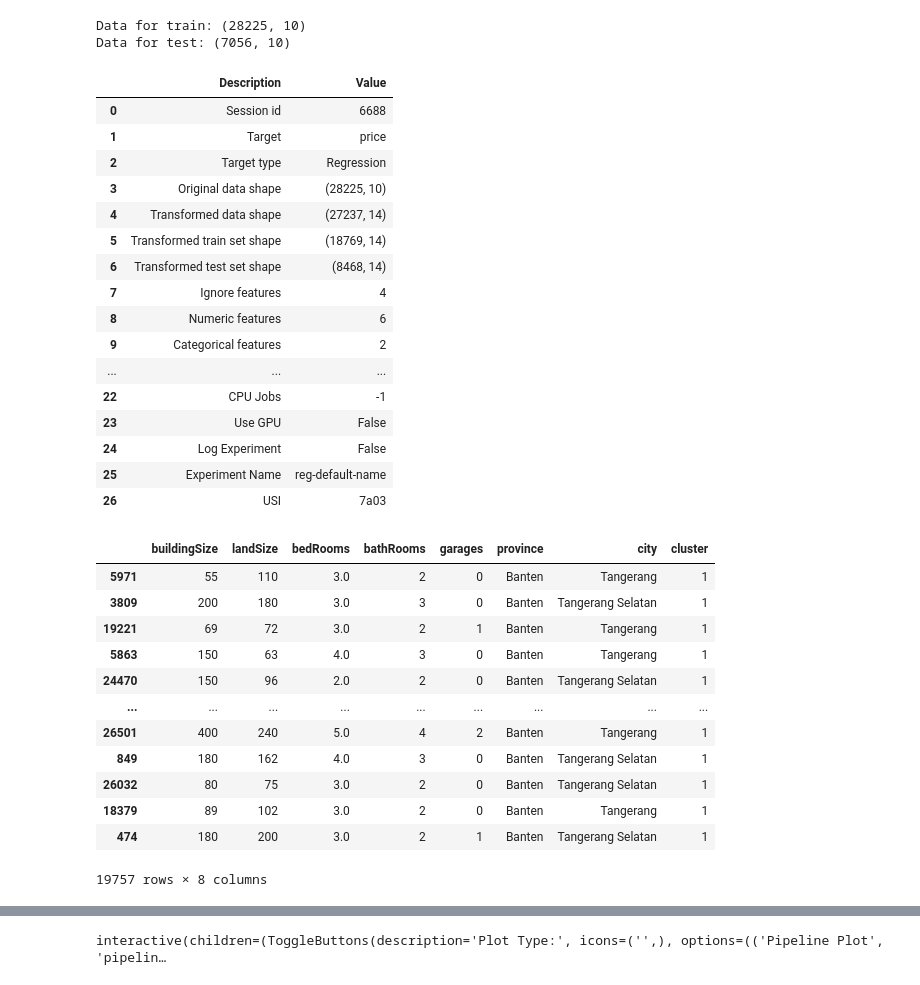
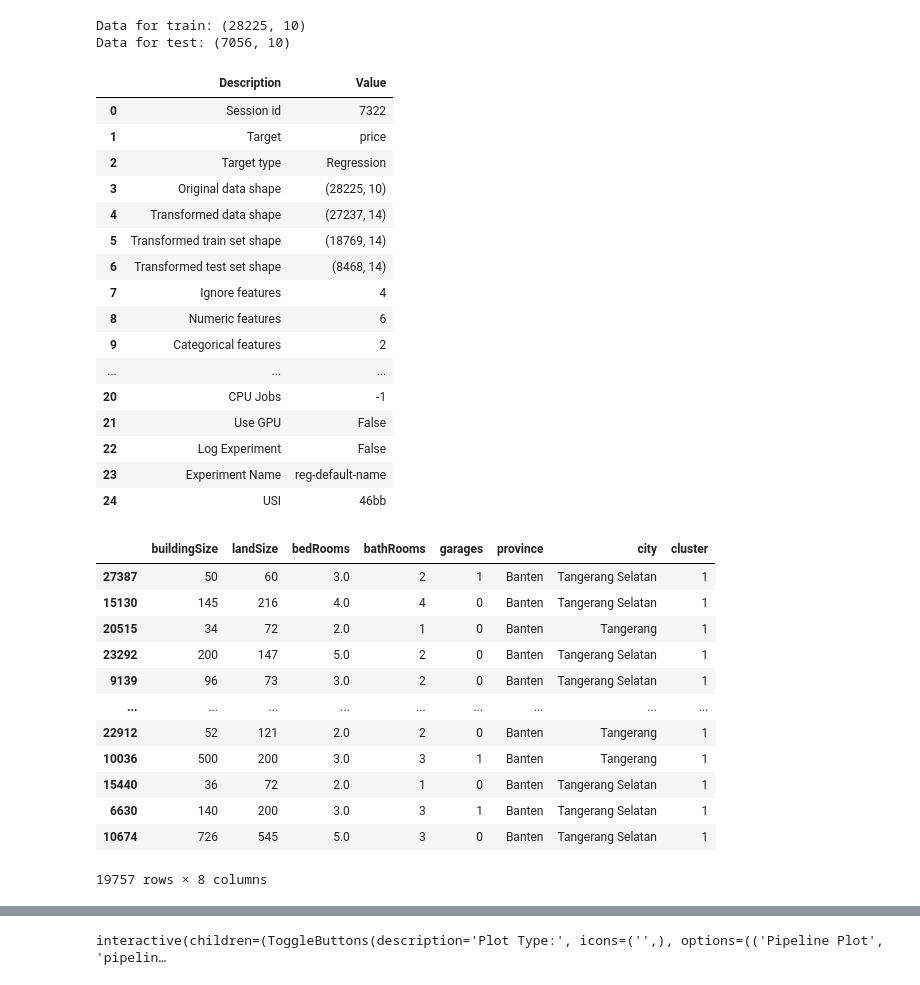
Before and after one commit to mutiarasny/project-prediksi-harga-properti, a Jupyter notebook: mlops_m9.ipynb, the cells around one changed output, grey strips where cells are left out. Saved outputs shown, nothing was run; the diff lists cells and outputs as text; code cells hidden in the pictures.

```diff
--- a/mlops_m9.ipynb
+++ b/mlops_m9.ipynb
@@ -1,8 +1,8 @@
 # %%
 import pandas as pd
 # import ydata_profiling as pp
-# from pycaret.regression import *
-# pd.set_option('display.max_columns', None)
+from pycaret.regression import *
+pd.set_option('display.max_columns', None)
 # %%
 dataset = pd.read_csv("data_properti_filtered.csv")
 dataset.head()
@@ -39,12 +40,12 @@ Data for test: (7056, 10)
 # %%
 cat_features = ['province', 'city']
 exp = setup(data_train, target = 'price', categorical_features=cat_features,
             ignore_features = ['z', 'district', 'latitude', 'longitude'],
             numeric_imputation = 'mean', categorical_imputation= 'mode',
-            remove_outliers= True, normalize = True)
+            remove_outliers= True)
 # %% [output]
 |  | Description | Value |
-| 0 | Session id | 6688 |
+| 0 | Session id | 7322 |
 | 1 | Target | price |
 | 2 | Target type | Regression |
 | 3 | Original data shape | (28225, 10) |
@@ -55,27 +56,27 @@ exp = setup(data_train, target = 'price', categorical_features=cat_features,
 | 8 | Numeric features | 6 |
 | 9 | Categorical features | 2 |
 | ... | ... | ... |
-| 22 | CPU Jobs | -1 |
-| 23 | Use GPU | False |
-| 24 | Log Experiment | False |
-| 25 | Experiment Name | reg-default-name |
-| 26 | USI | 7a03 |
+| 20 | CPU Jobs | -1 |
+| 21 | Use GPU | False |
+| 22 | Log Experiment | False |
+| 23 | Experiment Name | reg-default-name |
+| 24 | USI | 46bb |
 # %%
 training_data = get_config(variable='X_train')
 training_data
 # %% [output]
 |  | buildingSize | landSize | bedRooms | bathRooms | garages | province | city | cluster |
-| 5971 | 55 | 110 | 3.0 | 2 | 0 | Banten | Tangerang | 1 |
-| 3809 | 200 | 180 | 3.0 | 3 | 0 | Banten | Tangerang Selatan | 1 |
-| 19221 | 69 | 72 | 3.0 | 2 | 1 | Banten | Tangerang | 1 |
-| 5863 | 150 | 63 | 4.0 | 3 | 0 | Banten | Tangerang | 1 |
-| 24470 | 150 | 96 | 2.0 | 2 | 0 | Banten | Tangerang Selatan | 1 |
+| 27387 | 50 | 60 | 3.0 | 2 | 1 | Banten | Tangerang Selatan | 1 |
+| 15130 | 145 | 216 | 4.0 | 4 | 0 | Banten | Tangerang Selatan | 1 |
+| 20515 | 34 | 72 | 2.0 | 1 | 0 | Banten | Tangerang | 1 |
+| 23292 | 200 | 147 | 5.0 | 2 | 0 | Banten | Tangerang Selatan | 1 |
+| 9139 | 96 | 73 | 3.0 | 2 | 0 | Banten | Tangerang Selatan | 1 |
 | ... | ... | ... | ... | ... | ... | ... | ... | ... |
-| 26501 | 400 | 240 | 5.0 | 4 | 2 | Banten | Tangerang | 1 |
-| 849 | 180 | 162 | 4.0 | 3 | 0 | Banten | Tangerang Selatan | 1 |
-| 26032 | 80 | 75 | 3.0 | 2 | 0 | Banten | Tangerang Selatan | 1 |
-| 18379 | 89 | 102 | 3.0 | 2 | 0 | Banten | Tangerang | 1 |
-| 474 | 180 | 200 | 3.0 | 2 | 1 | Banten | Tangerang Selatan | 1 |
+| 22912 | 52 | 121 | 2.0 | 2 | 0 | Banten | Tangerang | 1 |
+| 10036 | 500 | 200 | 3.0 | 3 | 1 | Banten | Tangerang | 1 |
+| 15440 | 36 | 72 | 2.0 | 1 | 0 | Banten | Tangerang Selatan | 1 |
+| 6630 | 140 | 200 | 3.0 | 3 | 1 | Banten | Tangerang Selatan | 1 |
+| 10674 | 726 | 545 | 5.0 | 3 | 0 | Banten | Tangerang Selatan | 1 |
 19757 rows × 8 columns
 # %%
 best_model = compare_models()
```
Also changed, not shown: parts of 5 cells of this notebook, 7 other files.
